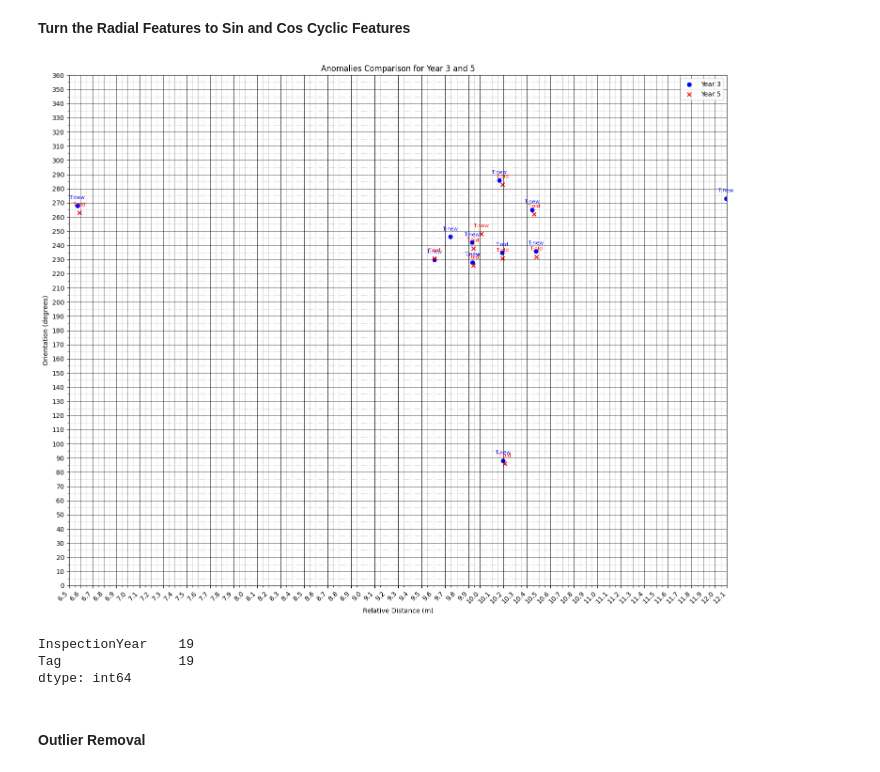
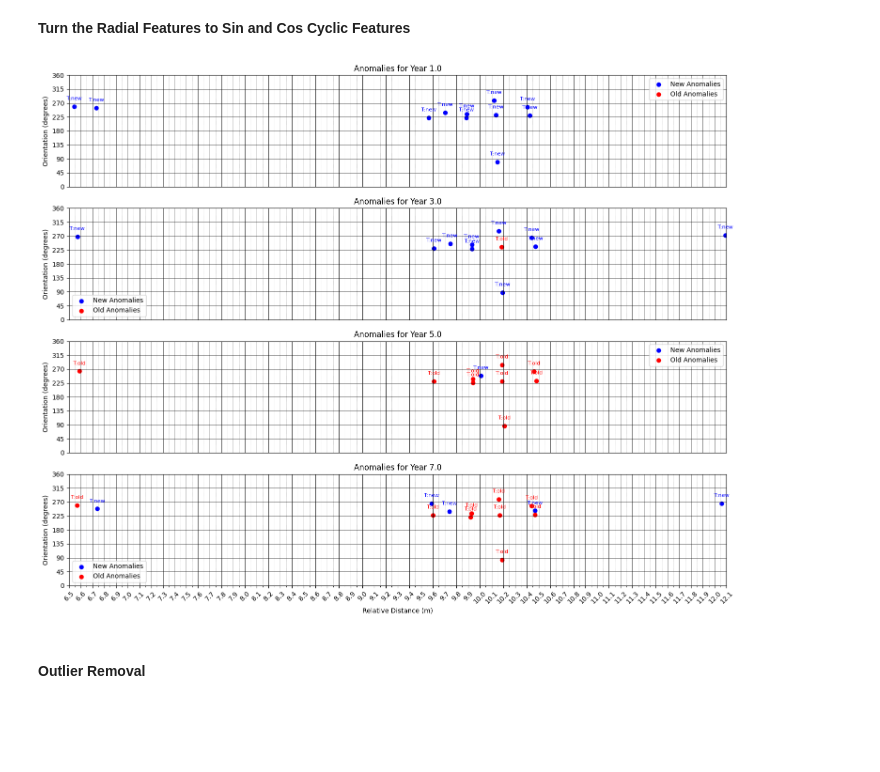
Before and after one commit to Farhad-Davaripour/AI_Applications_in_Pipeline_Engineering, a Jupyter notebook: Python Files/analysis.ipynb, the cells around one changed output. Drawn from its saved outputs; the diff is of its cells as text; code cells hidden in the pictures; blank space fills up the shorter version.

Commit message:
chore: Refactor plot_anomalies function to plot anomalies by year

```diff
--- a/Python Files/analysis.ipynb
+++ b/Python Files/analysis.ipynb
@@ -449,11 +449,11 @@ plt.show()
 Random removal of MaxDepth data to then predict them using ML for educational purposes.
 # %%
 # Randomly remove 5% of the values from MaxDepth_mm column
-mask = np.random.rand(len(AnomaliesProc)) < 0.01  # Adjusted to 1%
-AnomaliesProc.loc[mask, 'MaxDepth_mm'] = np.nan
+# mask = np.random.rand(len(AnomaliesProc)) < 0.01  # Adjusted to 1%
+# AnomaliesProc.loc[mask, 'MaxDepth_mm'] = np.nan
 
 # Verify the number of missing values
-print(f"Number of missing values: {AnomaliesProc['MaxDepth_mm'].isnull().sum()}")
+# print(f"Number of missing values: {AnomaliesProc['MaxDepth_mm'].isnull().sum()}")
 # %% [markdown]
 #### Handling Missing Values
 # %% [markdown]
@@ -761,14 +761,7 @@ AnomaliesProc_Mapped = anomalies_changes.merge(
     suffixes=('', '_dup')
 )
 AnomaliesProc_Mapped = AnomaliesProc_Mapped.drop(columns=[col for col in AnomaliesProc_Mapped.columns if '_dup' in col])
-# %%
-plot_anomalies(AnomaliesProc_Mapped, 3, 5)
-# %% [output]
-[figure, removed]
-# %%
-anomalies_changes[anomalies_changes.Tag=='old'][['InspectionYear', 'Tag']].count()
-# %% [output]
-InspectionYear    19
-Tag               19
-dtype: int64
+# %%
+# Apply the function to detect errors
+AnomaliesProc_Mapped['ErrorClassification'] = AnomaliesProc_Mapped.apply(detect_errors, axis=1)
 # %%
@@ -782,3 +776,7 @@ AnomaliesProc_Mapped[['GirthWeldNumber',
+# %%
+plot_anomalies_by_year(AnomaliesProc_Mapped, figsize=(15, 3))
+# %% [output]
+[figure, added]
 # %% [markdown]
 #### Outlier Removal
 # %%
```
Also changed, not shown: parts of 31 cells of this notebook, 1 other file.
